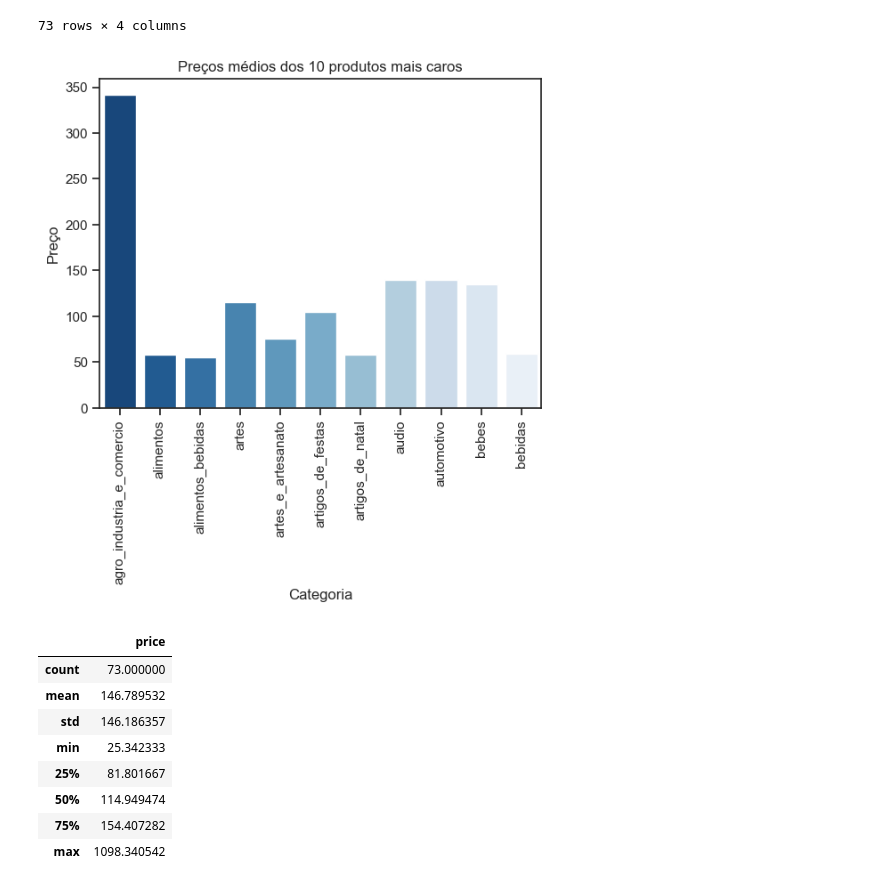
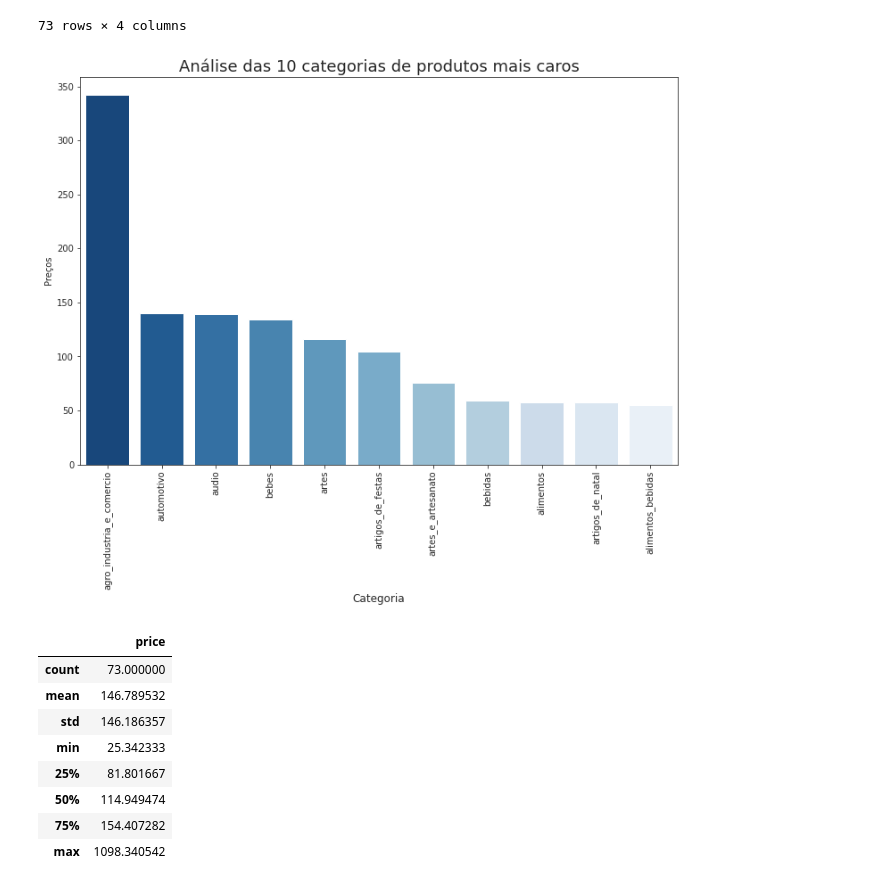
Before and after one commit to Marcus-Bernard0/Data-Science-projects, a Jupyter notebook: 2 - Ecommerce/Projeto.ipynb, the cells around one changed output. Saved outputs shown, nothing was run; the diff lists cells and outputs as text; code cells hidden in the pictures.

```diff
--- a/2 - Ecommerce/Projeto.ipynb
+++ b/2 - Ecommerce/Projeto.ipynb
@@ -45,7 +52,7 @@ dfGeolocation.head(15)
 # %% [markdown]
 ### Orders Items
 # %%
-dfOdersItens = pd.read_csv('data/olist_order_items_dataset.csv')
+dfOdersItens = pd.read_csv('olist_order_items_dataset.csv')
 dfOdersItens
 # %% [output]
 |  | order_id | order_item_id | product_id | seller_id | shipping_limit_date | price | freight_value |
@@ -114,7 +114,7 @@ dfOrders.head()
 # %% [markdown]
 ### Products
 # %%
-dfProducts = pd.read_csv('data/olist_products_dataset.csv')
+dfProducts = pd.read_csv('olist_products_dataset.csv')
 dfProducts
 # %% [output]
 |  | product_id | product_category_name | product_name_lenght | product_description_lenght | product_photos_qty | ... |
@@ -219,15 +216,23 @@ import matplotlib.pyplot as plt
 
 sns.set_palette('Blues_r')
 sns.set_style('ticks')
+# %%
+df10Products = dfProductPrice.loc[0:10]
 # %%
-ax = sns.barplot(x='product_category_name', y='price', data=dfProductPrice.loc[0:10], palette='Blues_r')
-plt.xticks(rotation=90)
-ax.set_title("Preços médios dos 10 produtos mais caros")
-ax.set_xlabel("Categoria")
-ax.set_ylabel("Preço")
-plt.show()
+def graphproducts ():
+  plt.figure(figsize = (12, 8))
+  ax = sns.barplot(x = 'product_category_name', y = 'price', data = df10Products,
+                  order = df10Products.sort_values('price', ascending = False).product_category_name,
+                  palette='Blues_r')
+  plt.xticks(rotation = 90)
+  ax.set_title("Análise das 10 categorias de produtos mais caros", fontsize = 18)
+  ax.set_ylabel("Preços")
+  ax.set_xlabel("Categoria", fontsize = 12 )
+  plt.show()
-# %% [output]
-[figure, removed]
+# %%
+graphproducts()
+# %% [output]
+[figure, added]
 # %%
 dfProductPrice.describe()
 # %% [output]
```
Also changed, not shown: parts of 27 cells of this notebook.
